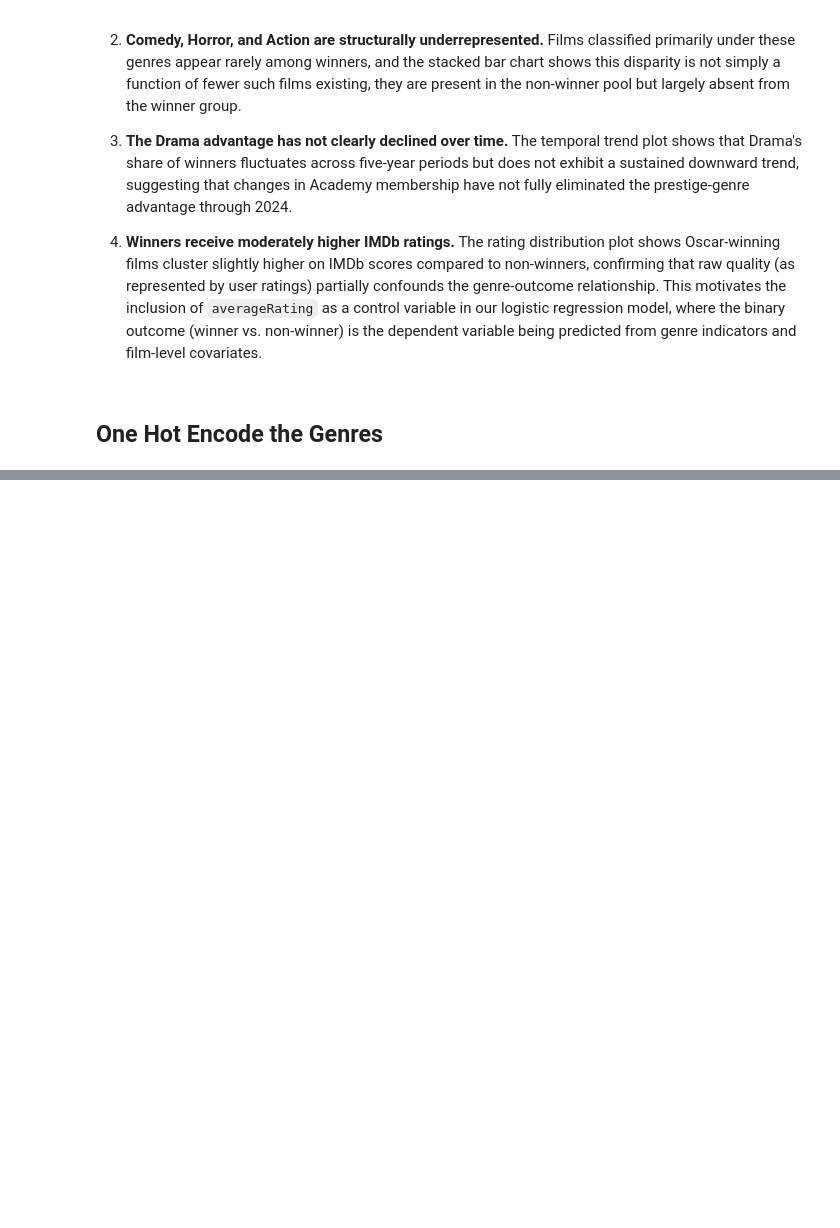
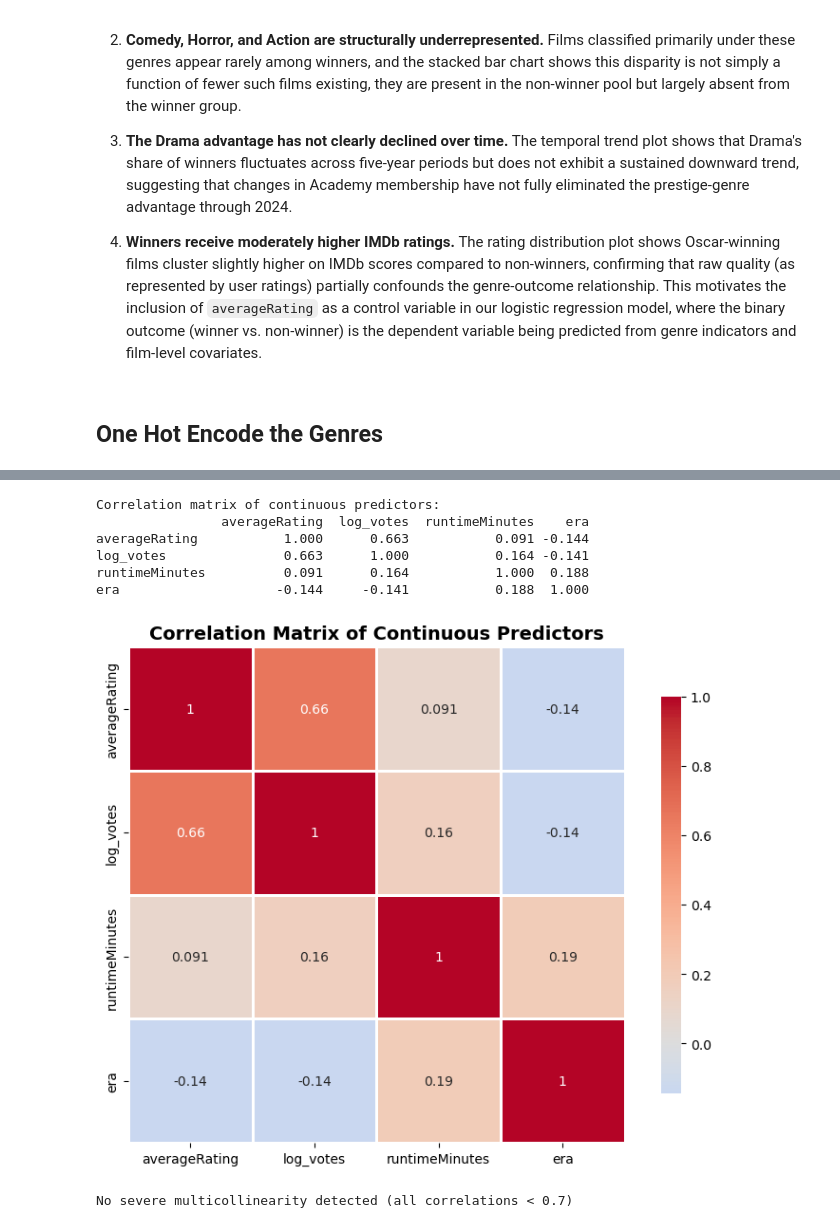
Before and after one commit to EdisonAyranisthebest/Math_189_FinalProject, a Jupyter notebook: Genre_Bias.ipynb, the cells around one changed output, grey strips where cells are left out. Saved outputs shown, nothing was run; the diff lists cells and outputs as text; code cells hidden in the pictures; blank space fills up the shorter version.

```diff
--- a/Genre_Bias.ipynb
+++ b/Genre_Bias.ipynb
@@ -769,0 +1204,33 @@ one_hot
+# %%
+# Check multicollinearity
+print("Correlation matrix of continuous predictors:")
+cont_predictors = ['averageRating', 'log_votes', 'runtimeMinutes', 'era']
+corr_matrix = logit_df_clean[cont_predictors].corr()
+print(corr_matrix.round(3))
+print()
+
+# Visualize correlations
+plt.figure(figsize=(8, 6))
+sns.heatmap(corr_matrix, annot=True, cmap='coolwarm', center=0,
+            square=True, linewidths=1, cbar_kws={"shrink": 0.8})
+plt.title('Correlation Matrix of Continuous Predictors', fontsize=14, fontweight='bold')
+plt.tight_layout()
+plt.show()
+
+# Check for high correlations (>0.7)
+high_corr = (corr_matrix.abs() > 0.7) & (corr_matrix.abs() < 1.0)
+if high_corr.any().any():
+    print("Warning: High correlations detected (>0.7)")
+    print("This may indicate multicollinearity issues")
+else:
+    print("No severe multicollinearity detected (all correlations < 0.7)")
+print()
+# %% [output]
+Correlation matrix of continuous predictors:
+                averageRating  log_votes  runtimeMinutes    era
+averageRating           1.000      0.663           0.091 -0.144
+log_votes               0.663      1.000           0.164 -0.141
+runtimeMinutes          0.091      0.164           1.000  0.188
+era                    -0.144     -0.141           0.188  1.000
+[figure, added]
+No severe multicollinearity detected (all correlations < 0.7)
```
Also changed, not shown: parts of 34 cells of this notebook.
